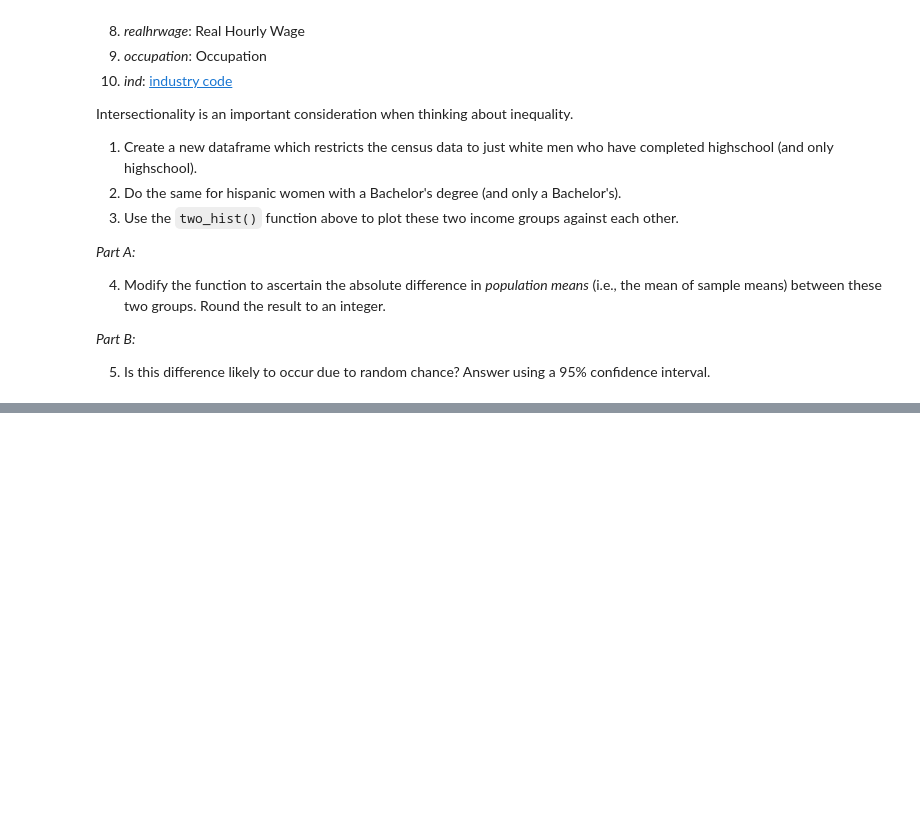
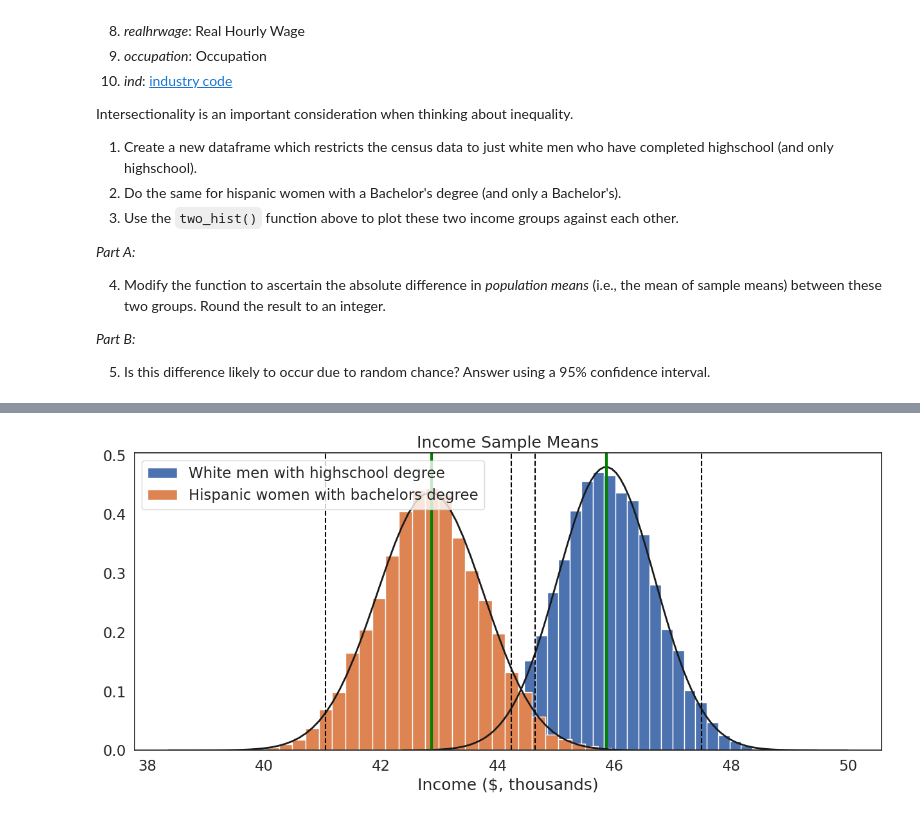
Before and after one commit to katiemarden123/QM2, a Jupyter notebook: notebooks/W05. Distributions and Basic Statistics.ipynb, the cells around one changed output, grey strips where cells are left out. Drawn from its saved outputs; the diff is of its cells as text; code cells hidden in the pictures; blank space fills up the shorter version.

```diff
--- a/notebooks/W05. Distributions and Basic Statistics.ipynb
+++ b/notebooks/W05. Distributions and Basic Statistics.ipynb
@@ -562,0 +575,4 @@ Intersectionality is an important consideration when thinking about inequality.
+# %%
+two_hist([white_HS_men,hispanic_BA_women],['White men with highschool degree','Hispanic women with bachelors degree'],'Income ($, thousands)', "Income Sample Means")
+# %% [output]
+[figure, added]
```
Also changed, not shown: parts of 15 cells of this notebook.
